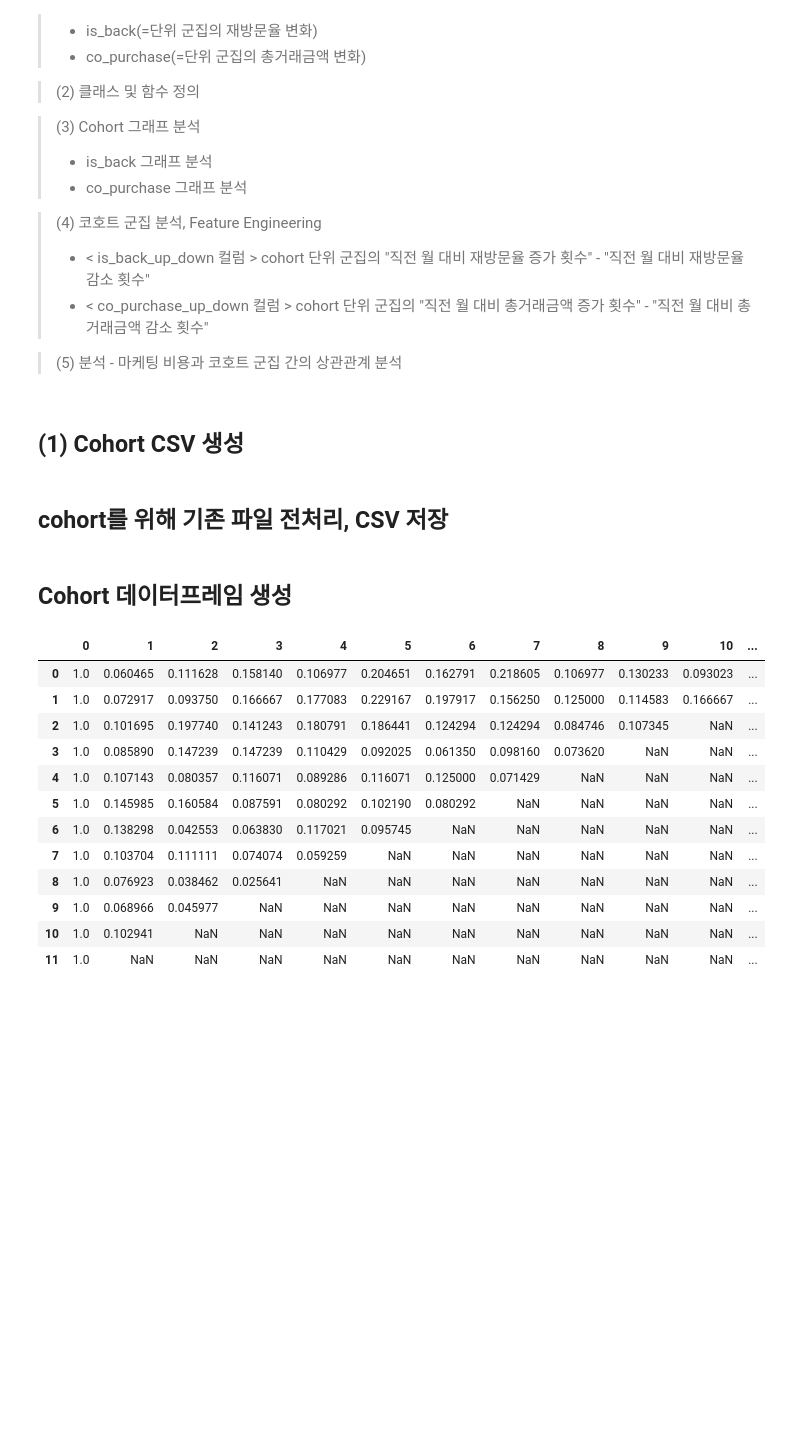
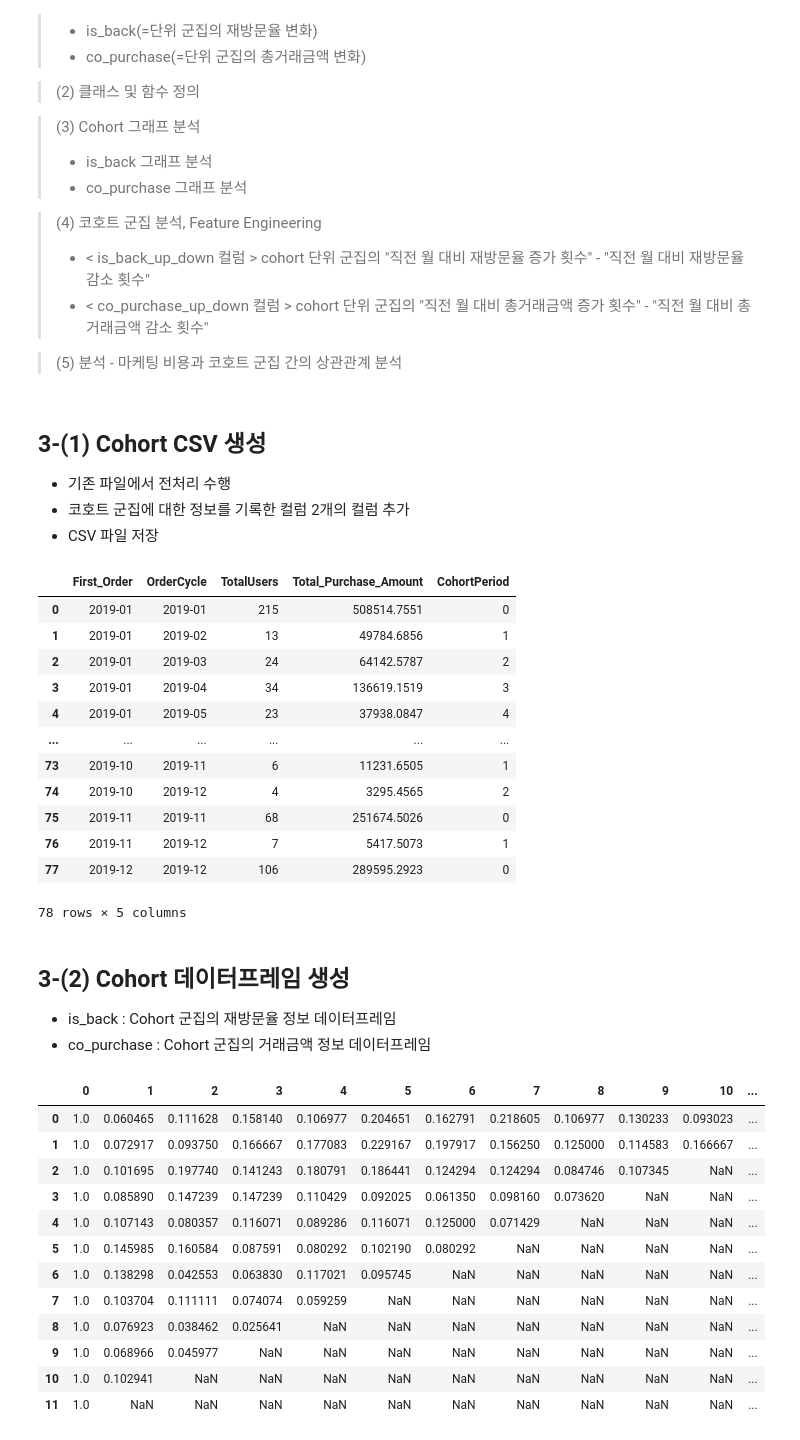
Before and after one commit to meo4739/Public_DACON_Cohort_RFM, a Jupyter notebook: cohort_RFM_ver5.ipynb, the cells around one changed output. Drawn from its saved outputs; the diff is of its cells as text; code cells hidden in the pictures; blank space fills up the shorter version.

```diff
--- a/cohort_RFM_ver5.ipynb
+++ b/cohort_RFM_ver5.ipynb
@@ -199,7 +200,10 @@ None
 
 > (5) 분석 - 마케팅 비용과 코호트 군집 간의 상관관계 분석
 # %% [markdown]
-## (1) Cohort CSV 생성
+## 3-(1) Cohort CSV 생성
+- 기존 파일에서 전처리 수행
+- 코호트 군집에 대한 정보를 기록한 컬럼 2개의 컬럼 추가
+- CSV 파일 저장
 # %%
 # 고객을 월단위로 묶어 재방문율의 변화, 거래금액의 변화를 분석한다.
 def First_OrderMonth(df, ref_month, customer_col): # 첫 주문월과 구매 주기 컬럼 추가
@@ -228,30 +232,46 @@ def CohrotFrame(df, first_order, cohort_period, target_col, ratio=None): # panda
     if ratio is not None: # ratio를 구할지 말지 선택지를 함수를 호출할 때 결정
         df = df.div(df[0], axis=0) # 첫 월 대비 몇 프로의 비율이 남아있는지 확인하기 위한 과정이다.
     return df
-# %% [markdown]
-## cohort를 위해 기존 파일 전처리, CSV 저장
 # %%
 # 불필요한 컬럼들을 제거한다.
 cohort = total_information.drop([ '수량', '제품카테고리', '평균금액', '배송료',
                                  '쿠폰상태', '성별', '고객지역', '가입기간', 'GST'], axis=1)
 
 cohort = First_OrderMonth(cohort, '거래날짜', '고객ID')
+
 # 예시) 첫 주문월이 1월인 고객 중에서 2월에 다시 방문한 고객의 숫자, 첫 주문월에 X원만큼 쓴 고객이 2월에 쓴 금액
 co1= cohort.groupby(['First_Order', 'OrderCycle'])['고객ID'].nunique()
 co1 = co1.reset_index()
 co2 = cohort.groupby(['First_Order', 'OrderCycle'])['Total_Purchase_Amount'].sum()
 co2 = co2.reset_index()
 
 co = pd.merge(co1, co2, on = ['First_Order', 'OrderCycle'])
 
 co = CohortPeriod(co, 'First_Order', 'OrderCycle') # 코호트 주기 계산
 co.rename({'고객ID':'TotalUsers'}, axis = 1,inplace=True)
 
 co.to_csv('./preprocessing/cohort.csv', index=False) # 코호트 csv 저장
 co = pd.read_csv('./preprocessing/cohort.csv')
 # display(co, co.isnull().sum(), co.info())
+display(co)
+# %% [output]
+|  | First_Order | OrderCycle | TotalUsers | Total_Purchase_Amount | CohortPeriod |
+| 0 | 2019-01 | 2019-01 | 215 | 508514.7551 | 0 |
+| 1 | 2019-01 | 2019-02 | 13 | 49784.6856 | 1 |
+| 2 | 2019-01 | 2019-03 | 24 | 64142.5787 | 2 |
+| 3 | 2019-01 | 2019-04 | 34 | 136619.1519 | 3 |
+| 4 | 2019-01 | 2019-05 | 23 | 37938.0847 | 4 |
+| ... | ... | ... | ... | ... | ... |
+| 73 | 2019-10 | 2019-11 | 6 | 11231.6505 | 1 |
+| 74 | 2019-10 | 2019-12 | 4 | 3295.4565 | 2 |
+| 75 | 2019-11 | 2019-11 | 68 | 251674.5026 | 0 |
+| 76 | 2019-11 | 2019-12 | 7 | 5417.5073 | 1 |
+| 77 | 2019-12 | 2019-12 | 106 | 289595.2923 | 0 |
+78 rows × 5 columns
 # %% [markdown]
-## Cohort 데이터프레임 생성
+## 3-(2) Cohort 데이터프레임 생성
+- is_back : Cohort 군집의 재방문율 정보 데이터프레임
+- co_purchase : Cohort 군집의 거래금액 정보 데이터프레임
 # %%
 is_back = CohrotFrame(co, 'First_Order', 'CohortPeriod', 'TotalUsers', ratio = True)
 co_purchase= CohrotFrame(co, 'First_Order', 'CohortPeriod', 'Total_Purchase_Amount', ratio = None)
```
Also changed, not shown: parts of 52 cells of this notebook.
